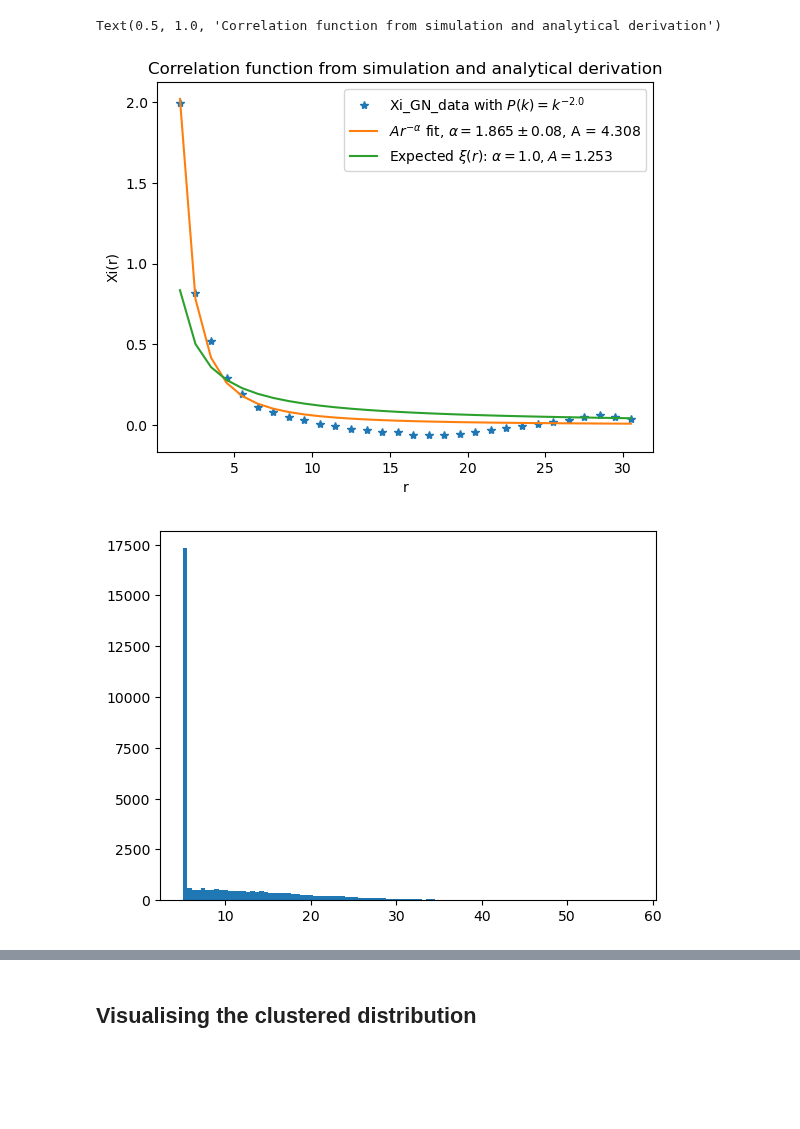
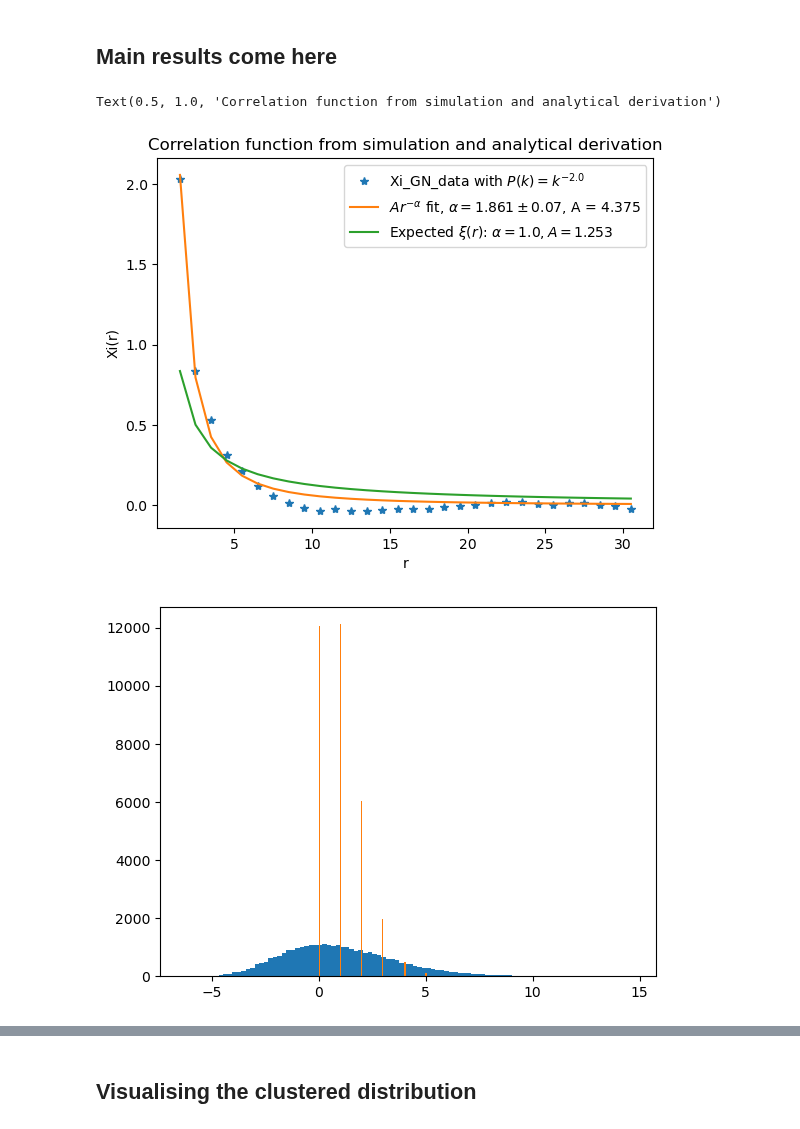
Before and after one commit to VibinRam/DP2, a Jupyter notebook: Codes/Clustering_simulation/GonzNuevoCheck.ipynb, the cells around one changed output, grey strips where cells are left out. Cells and saved outputs as stored; diff of their text form; code cells hidden in the pictures; blank space fills up the shorter version.

```diff
--- a/Codes/Clustering_simulation/GonzNuevoCheck.ipynb
+++ b/Codes/Clustering_simulation/GonzNuevoCheck.ipynb
@@ -8,7 +8,7 @@ import scipy.special as sps
 #This function takes a 3d array of (size along each dimension = N_side) poisson values of lamda = n_bar and the desired
 # power spectrum pk_cl and returns another 3d array of the same dimension with the n(x) following pk_cl(k)
 
-def GonzNuevo(box_p, N_side, L_side, n_bar, pk_cl, k_for_P):
+def GonzNuevo(box_p, N_side, L_side, n_bar, pk_cl, k_for_P, pseudo_fact):
     #Now pixel size of the box
     del_x = L_side/(N_side - 1)
 
@@ -16,7 +16,7 @@ def GonzNuevo(box_p, N_side, L_side, n_bar, pk_cl, k_for_P):
     box_delx = (box_p - n_bar)/n_bar
 
     #Now let's take the fourier transform of box_delx to get box_delk
-    box_delk = np.fft.fftn(box_delx, norm='ortho')
+    box_delk = pseudo_fact * np.fft.fftn(box_delx, norm='ortho')
 
     # temp_factor = np.power(del_x * np.sqrt(N_side)/np.sqrt(2 * np.pi), 3)
     # box_delk = temp_factor * box_delk
@@ -62,7 +62,7 @@ def GonzNuevo(box_p, N_side, L_side, n_bar, pk_cl, k_for_P):
         box_delk_new[temp_ind] = box_delk[temp_ind] * (np.sqrt(pk_cl[i] + pk[i])) / np.sqrt(pk[i])
 
     #Now we need to inverse fourier transfor box_delk_new to get box_delx_new
-    box_delx_new = np.fft.ifftn(box_delk_new, norm='ortho')
+    box_delx_new = pseudo_fact * np.fft.ifftn(box_delk_new, norm='ortho')
 
     #Now again we have to add the factors
     # del_k = 1/(N_side * del_x)
@@ -71,7 +71,7 @@ def GonzNuevo(box_p, N_side, L_side, n_bar, pk_cl, k_for_P):
 
     #Now to get the new n(x)
     #box_GN = np.asarray(np.round(n_bar * (1 + box_delx_new)), dtype='int64')
-    box_GN = n_bar * (1 + np.where(box_delx_new<0, 0, box_delx_new))  #I have made all the negative values in box_delx_new to 0
+    box_GN = n_bar * (1 + box_delx_new) #np.where(box_delx_new<0, 0, box_delx_new))  #I have made all the negative values in box_delx_new to 0
 
 
     #-------------------------------------------------------------------------------------------------------
@@ -95,11 +95,13 @@ def GonzNuevo(box_p, N_side, L_side, n_bar, pk_cl, k_for_P):
     #-------------------------------------------------------------------------------------------------------
 
     return box_GN
+# %% [markdown]
+## Main results come here
 # %%
 #Let's create a well defined box to hold the number of particles, box_p.
 N_side = 32
 #Choose the mean number of particles, n_bar
-n_bar = 5
+n_bar = 1
 #Choose the total physical length of the box
 L_side = 31
 #Now pixel size of the box
@@ -120,7 +122,10 @@ const_of_k = 1
 k_for_P_mid = (k_for_P[:-1] + k_for_P[1:])/2
 pk_cl = np.power(const_of_k * k_for_P_mid, -delta_of_k)
 
-box_GN = GonzNuevo(box_p, N_side, L_side, n_bar, pk_cl, k_for_P)
+#This is a pseudo factor that i give to observe the effect of factor in 2pcf and box_GN distribution
+pseudo_fact = 1
+
+box_GN = GonzNuevo(box_p, N_side, L_side, n_bar, pk_cl, k_for_P, pseudo_fact)
 plt.close('all')
 
 
@@ -190,8 +195,9 @@ ax.legend()
 ax.set_title("Correlation function from simulation and analytical derivation")
 # %% [output]
 Text(0.5, 1.0, 'Correlation function from simulation and analytical derivation')
-[figure, old version]
+[figure, new version]
 # %%
-plt.hist(box_GN.flatten(), bins=100);
+plt.hist(np.real(box_GN.flatten()), bins=100);
+plt.hist(box_p.flatten(), bins=100);
 # %% [output]
-[figure, old version]
+[figure, new version]
```
Also changed, not shown: parts of 6 cells of this notebook, 4 other files.
